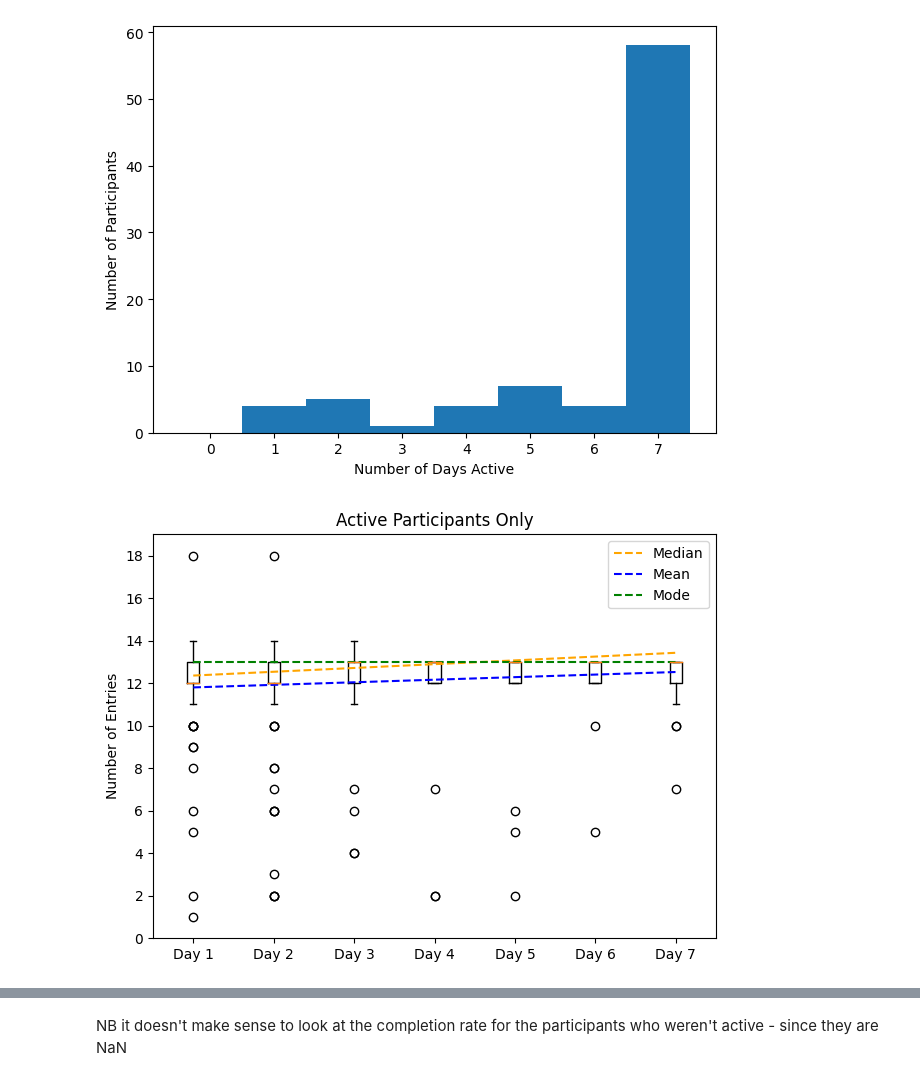
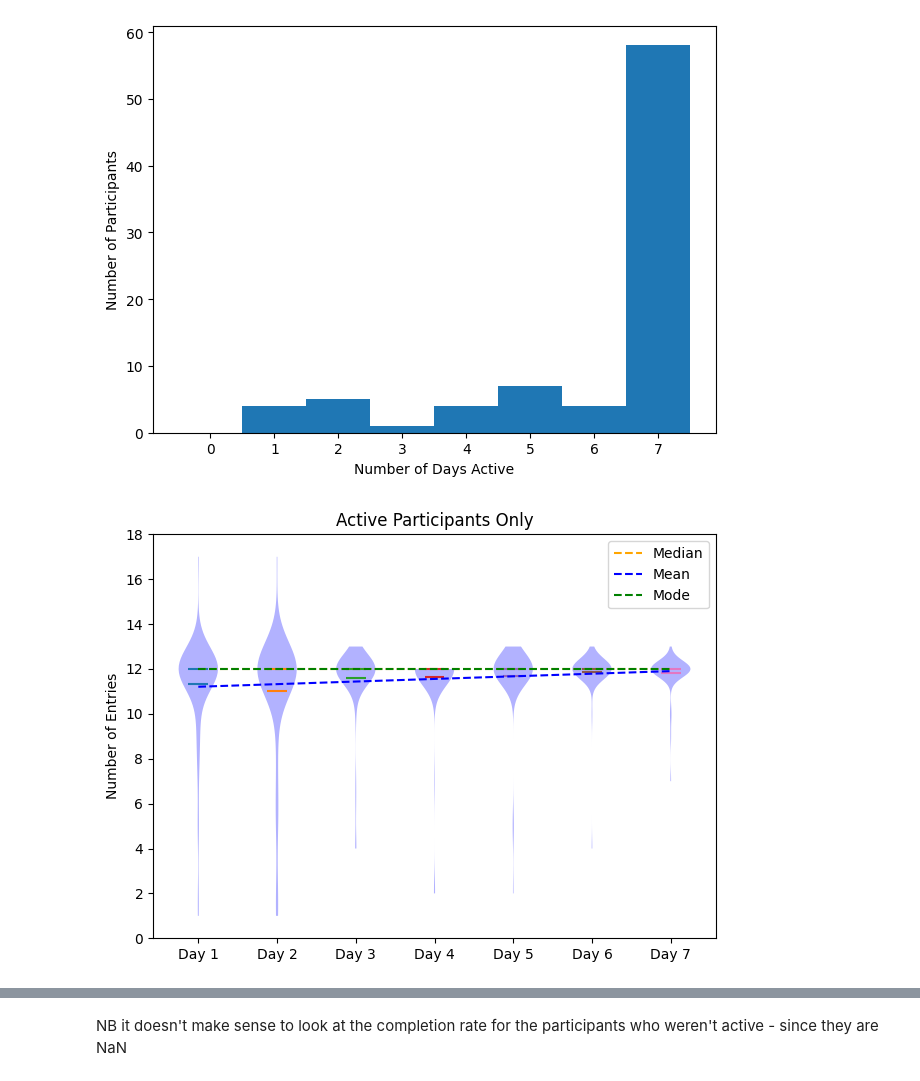
Before and after one commit to JGIBristol/seaco_smartwatch_paper, a Jupyter notebook: quantitative.ipynb, the cells around one changed output, grey strips where cells are left out. Drawn from its saved outputs; the diff is of its cells as text; code cells hidden in the pictures.

```diff
--- a/quantitative.ipynb
+++ b/quantitative.ipynb
@@ -172,7 +176,10 @@ days = ["Day {}".format(i) for i in d]
 # Create the boxplot
 fig, axis = plt.subplots()
 
-axis.boxplot(entries_per_day, labels=days)
+# axis.boxplot(entries_per_day, labels=days)
+violin = axis.violinplot(entries_per_day, showmedians=True)
+for viol in violin["bodies"]:
+    viol.set_facecolor("blue")
 
 # Plot medians and means
 median_vals = np.polyval(
@@ -252,7 +259,10 @@ for day, entries in zip(d, n_entries.T):
     # A participant is active on this day if n_days_active
     active_participants = n_days_active - day >= 0
 
-    axis.boxplot(entries[active_participants], positions=[day])
+    # axis.boxplot(entries[active_participants], positions=[day])
+    violin = axis.violinplot(entries[active_participants], positions=[day], showmedians=True, showmeans=True, showextrema=False)
+    for viol in violin["bodies"]:
+        viol.set_facecolor("blue")
 
     medians.append(np.median(entries[active_participants]))
     means.append(np.mean(entries[active_participants]))
@@ -275,34 +285,34 @@ mean_vals = np.polyval(
         means,
         1,
     ),
     d,
 )
 axis.plot(d, mean_vals, "b--", label="Mean")
 
 mode_vals = np.polyval(
     np.polyfit(
         np.arange(1, n_days + 1, 1),
         modes,
         1,
     ),
     d,
 )
 axis.plot(d, mode_vals, "g--", label="Mode")
 
 axis.legend()
 axis.set_ylim(0, np.max(n_entries.flat) + 1)
 
 axis.set_ylabel("Number of Entries")
 axis.set_title("Active Participants Only")
 
 axis.yaxis.set_major_locator(MaxNLocator(integer=True))
 axis.set_xticks(d, days)
 
 fig.tight_layout()
 
 fig.savefig(f"{img_dir}/n_entries_day_boxplot_active_users.png")
 # %% [output]
-[figure, old version]
+[figure, new version]
 # %%
 """
 Overall completion rate
```
Also changed, not shown: parts of 8 cells of this notebook, 1 other file.
